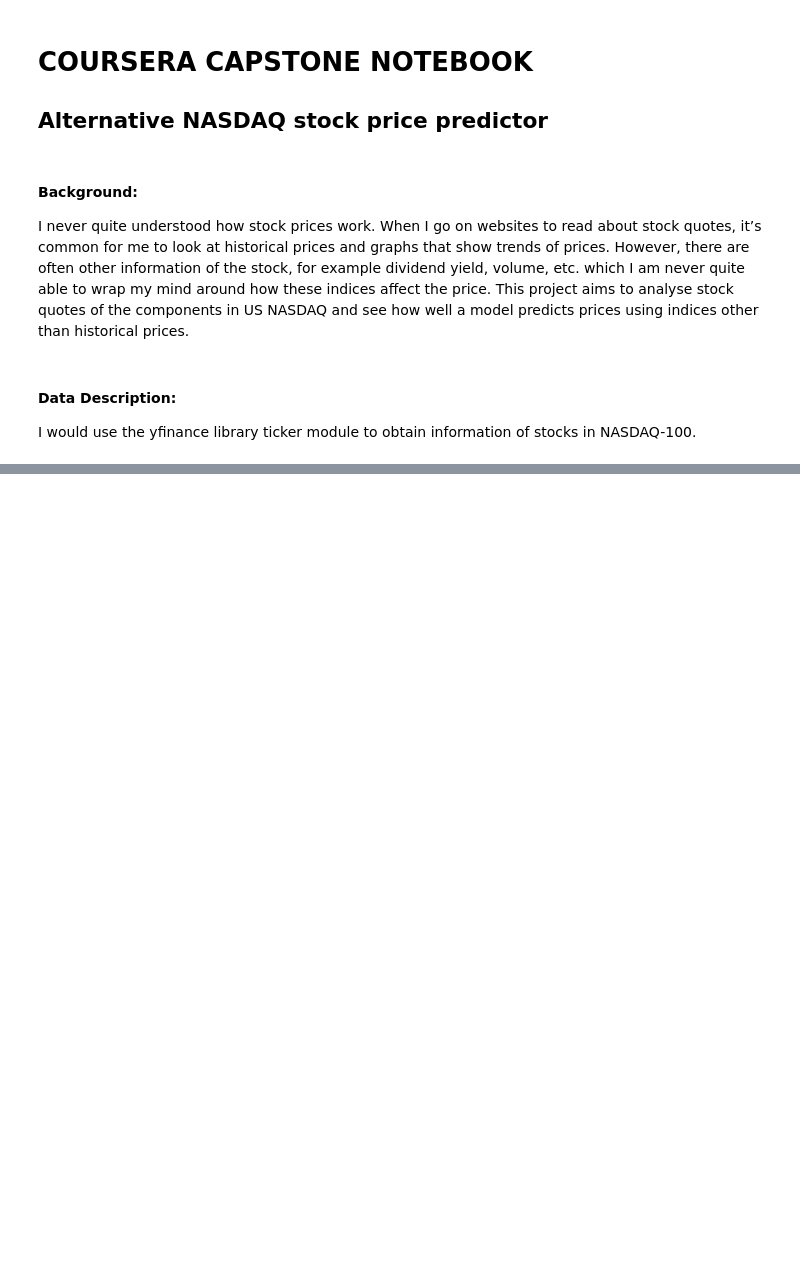
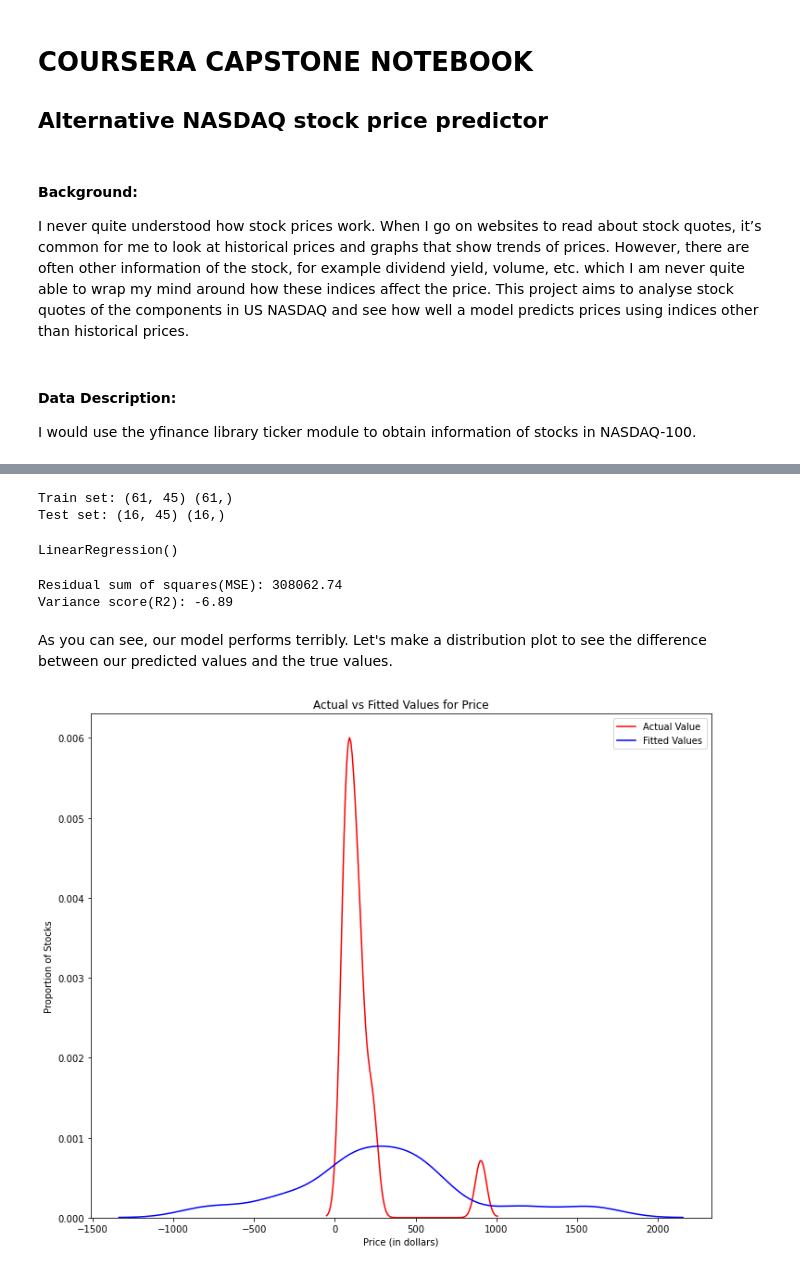
Before and after one commit to vivianchoixd/Coursera_Capstone, a Jupyter notebook: Coursera_Capstone.ipynb, the cells around one changed output, grey strips where cells are left out. Cells and saved outputs as stored; diff of their text form; code cells hidden in the pictures; blank space fills up the shorter version.

```diff
--- a/Coursera_Capstone.ipynb
+++ b/Coursera_Capstone.ipynb
@@ -160,0 +534,48 @@ print(raw_data)
+# %%
+#let's try to build a model to predict price
+from sklearn.linear_model import LinearRegression
+lm = LinearRegression()
+# %%
+#split our data into test and train set
+from sklearn.model_selection import train_test_split
+X_train, X_test, y_train, y_test = train_test_split( X, y, test_size=0.2, random_state=4)
+print ('Train set:', X_train.shape,  y_train.shape)
+print ('Test set:', X_test.shape,  y_test.shape)
+# %% [output]
+Train set: (61, 45) (61,)
+Test set: (16, 45) (16,)
+# %%
+lm.fit(X_train, y_train)
+# %% [output]
+LinearRegression()
+# %%
+#let's see how well our model perform
+y_hat= lm.predict(X_test)
+print("Residual sum of squares(MSE): %.2f"
+      % np.mean((y_hat - y_test) ** 2))
+
+# Explained variance score: 1 is perfect prediction
+print('Variance score(R2): %.2f' % lm.score(X_test, y_test))
+# %% [output]
+Residual sum of squares(MSE): 308062.74
+Variance score(R2): -6.89
+# %% [markdown]
+As you can see, our model performs terribly. Let's make a distribution plot to see the difference between our predicted values and the true values.
+# %%
+#Building a distribution plot
+width = 12
+height = 10
+plt.figure(figsize=(width, height))
+
+ax1 = sns.distplot(y_test, hist=False, color="r", label="Actual Value")
+sns.distplot(y_hat, hist=False, color="b", label="Fitted Values" , ax=ax1)
+
+
+plt.title('Actual vs Fitted Values for Price')
+plt.xlabel('Price (in dollars)')
+plt.ylabel('Proportion of Stocks')
+
+plt.show()
+plt.close()
+# %% [output]
+[figure, added]
```
Also changed, not shown: parts of 30 cells of this notebook.
